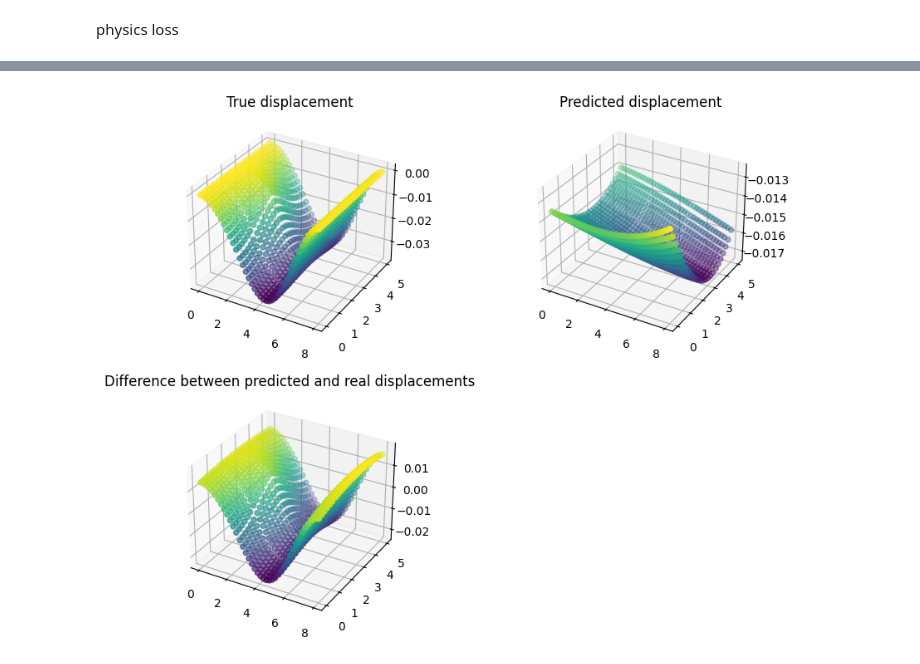
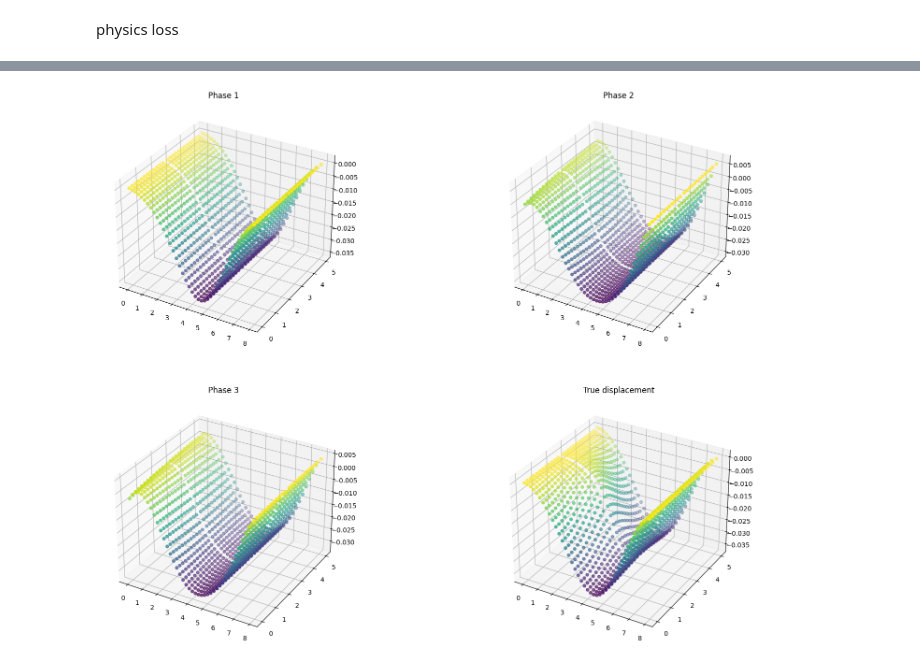
Before and after one commit to ShiyuanDengg/2D-Wall, a Jupyter notebook: 2D Propped Prediction .ipynb, the cells around one changed output, grey strips where cells are left out. Cells and saved outputs as stored; diff of their text form; code cells hidden in the pictures.

```diff
--- a/2D Propped Prediction .ipynb
+++ b/2D Propped Prediction .ipynb
@@ -5,6 +7,6 @@ from mpl_toolkits.mplot3d import Axes3D
 # %%
 import os
-results = np.load('/Users/sean/Downloads/2D_Wall_Propped.npy')
+results = np.load('/Users/sean/Desktop/college/intern/2D Wall/2D_Wall_Propped.npy')
 # %%
 E = 3e10 #Pa
 nu = 0.2 # Poisson's ratio
@@ -240 +282,17 @@ def train_step(batch, epoch_val):
+# %%
+# --- 0. batching parameters --------------------------------------------
+BATCH_SIZE  = 1024
+SHUFFLE_BUF = 10_000
+
+model_phase1, model_phase2 = model, model
+
+dataset = (tf.data.Dataset.from_tensor_slices(
+              tf.convert_to_tensor(results_norm_flatten, dtype=tf.float32))
+           .shuffle(SHUFFLE_BUF, reshuffle_each_iteration=True)
+           .batch(BATCH_SIZE)
+           .prefetch(tf.data.AUTOTUNE))
+
+# --- 1. history containers ---------------------------------------------
+history        = {k: [] for k in ["loss", "data", "phys", "bc"]}
+history_params = {"m_a": [], "m_p": []}
 # %%
@@ -338,32 +377,42 @@ KeyboardInterrupt:
 # %%
 z_norm_flatten_tf = tf.convert_to_tensor(z_norm_flatten, dtype=tf.float32)
 x_norm_flatten_tf = tf.convert_to_tensor(x_norm_flatten, dtype=tf.float32)
 
 zxstack = tf.stack((z_norm_flatten_tf, x_norm_flatten_tf), axis = -1)
 
-y_pred_norm = model(zxstack)
-y_pred_norm = np.squeeze(y_pred_norm, -1)
-y_pred = y_pred_norm * y_max
+y_pred_norm1 = model_phase1(zxstack)
+y_pred_norm1 = np.squeeze(y_pred_norm1, -1)
+y_pred1 = y_pred_norm1 * y_max
 
-fig = plt.figure(figsize=(10, 8))
+y_pred_norm2 = model_phase2(zxstack)
+y_pred_norm2 = np.squeeze(y_pred_norm2, -1)
+y_pred2 = y_pred_norm2 * y_max
+
+y_pred_norm3 = model(zxstack)
+y_pred_norm3 = np.squeeze(y_pred_norm3, -1)
+y_pred3 = y_pred_norm3 * y_max
+
+fig = plt.figure(figsize=(20, 15))
 
 ax1 = fig.add_subplot(221, projection = '3d')
-ax1.scatter(z_flatten, x_flatten, y_flatten, c = y_flatten, cmap = 'viridis')
-ax1.set_title('True displacement')
+ax1.scatter(z_flatten, x_flatten, y_pred1, c = y_pred1, cmap = 'viridis')
+ax1.set_title('Phase 1')
 
 ax2 = fig.add_subplot(222, projection='3d')
-ax2.scatter(z_flatten, x_flatten, y_pred, c=y_pred_norm, cmap='viridis')
-ax2.set_title('Predicted displacement')
-
-diff = y_flatten - y_pred
+ax2.scatter(z_flatten, x_flatten, y_pred2, c = y_pred2, cmap='viridis')
+ax2.set_title('Phase 2')
 
 ax3 = fig.add_subplot(223, projection = '3d')
-ax3.scatter(z_flatten, x_flatten, diff, c = diff, cmap = 'viridis')
-ax3.set_title('Difference between predicted and real displacements')
+ax3.scatter(z_flatten, x_flatten, y_pred3, c = y_pred3, cmap = 'viridis')
+ax3.set_title('Phase 3')
+
+ax4 = fig.add_subplot(224, projection = '3d')
+ax4.scatter(z_flatten, x_flatten, y_flatten, c = y_flatten, cmap = 'viridis')
+ax4.set_title('True displacement')
 
 plt.show()
 # %% [output]
-[figure, old version]
+[figure, new version]
 # %%
 bih = laplacian(zxstack, laplacian)
 
```
Also changed, not shown: parts of 13 cells of this notebook, 2 other files.
